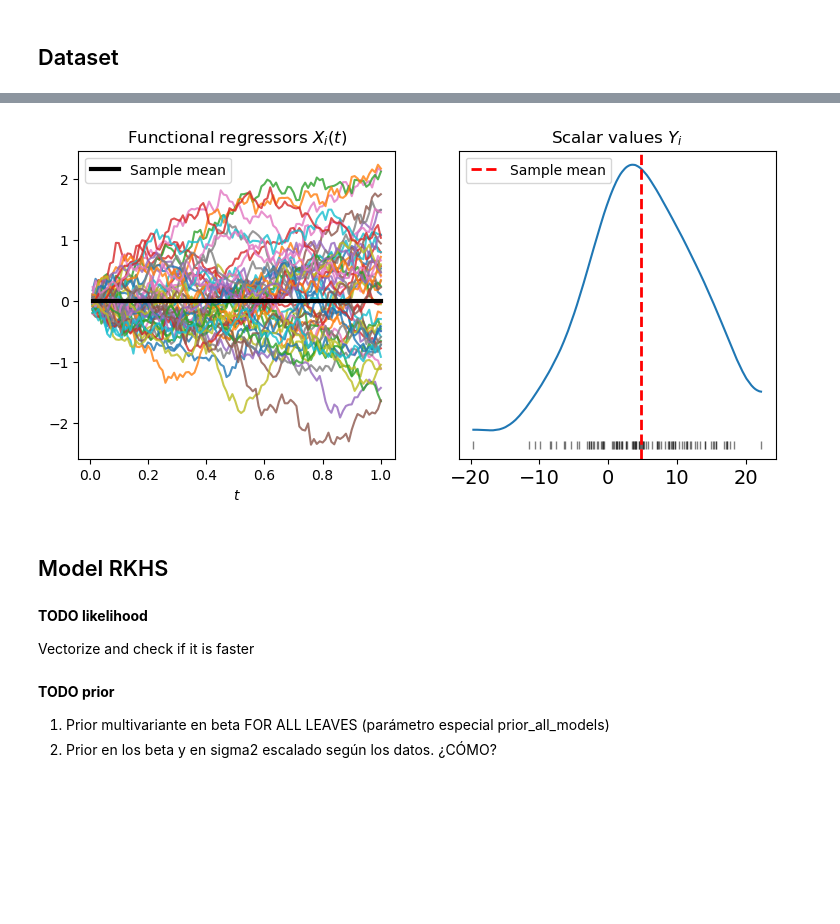
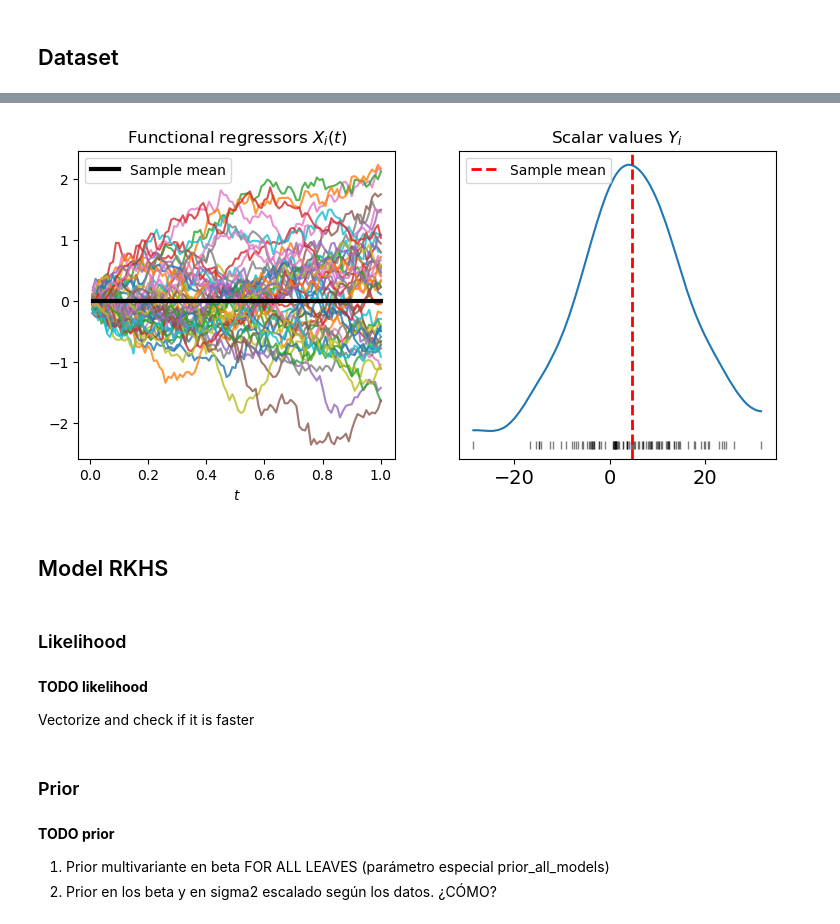
Before and after one commit to antcc/rk-bfr-jump, a Jupyter notebook: linear_regression.ipynb, the cells around one changed output, grey strips where cells are left out. Saved outputs shown, nothing was run; the diff lists cells and outputs as text; code cells hidden in the pictures; blank space fills up the shorter version.

```diff
--- a/linear_regression.ipynb
+++ b/linear_regression.ipynb
@@ -43,40 +35,47 @@ plt.legend()
 component_params = np.array(
     [
         [-5, 0.1],
+        [5, 0.6],
         [10, 0.8],
     ]
 )
 alpha0 = 5
 sigma2 = 0.5
 
 # define dataset parameters
 ngrid = 100
 n_train, n_test = 100, 50
 mean_vector = np.zeros(ngrid)
 kernel_fn = simulation.brownian_kernel
 
 # generate regressors and response
 t = np.linspace(1.0 / ngrid, 1, ngrid)
 x = simulation.gp(t, mean_vector, kernel_fn, n_train + n_test, rng=rng)
 y = simulation.generate_rkhs_dataset(
     x, t, component_params.T[0], component_params.T[1], alpha0, sigma2, rng=rng
 )
+y_noiseless = simulation.generate_rkhs_dataset(
+    x, t, component_params.T[0], component_params.T[1], alpha0, 0.0, rng=rng
+)
 
 # Train/test split and standardize
-X, X_test, Y, Y_test = train_test_split(x, y, train_size=n_train, random_state=seed)
+indices = np.arange(n_train + n_test)  # for future convenience
+X, X_test, Y, Y_test, idx_train, idx_test = train_test_split(x, y, indices, train_size=n_train, random_state=seed)
 X, X_test = simulation.standardize_predictors(X, X_test)
 #Y, Y_test = simulation.standardize_response(Y, Y_test)
 
 # Plot dataset
 plot_utils.plot_dataset_regression(
     X,
     Y,
     n_samples=n_train//2,
 )
 # %% [output]
-[figure, old version]
+[figure, new version]
 # %% [markdown]
 ## Model RKHS
+# %% [markdown]
+### Likelihood
 # %% [markdown]
 **TODO likelihood**
 
@@ -131,6 +130,8 @@ def log_likelihood_vectorize(theta, t, X, y):
     ll = -n * np.log(np.sqrt(sigma2)) - 0.5*np.einsum('i,i->', diff, diff) / sigma2
 
     return ll
+# %% [markdown]
+### Prior
 # %% [markdown]
 **TODO prior**
 
```
Also changed, not shown: parts of 12 cells of this notebook.
